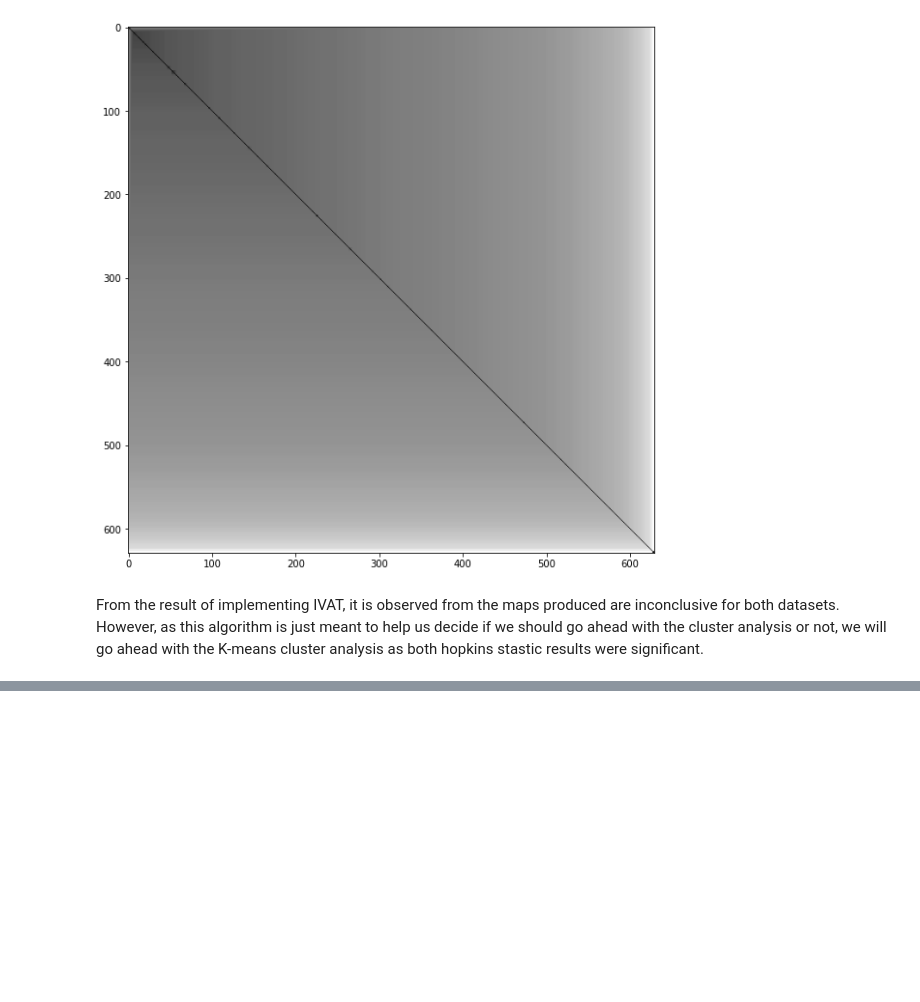
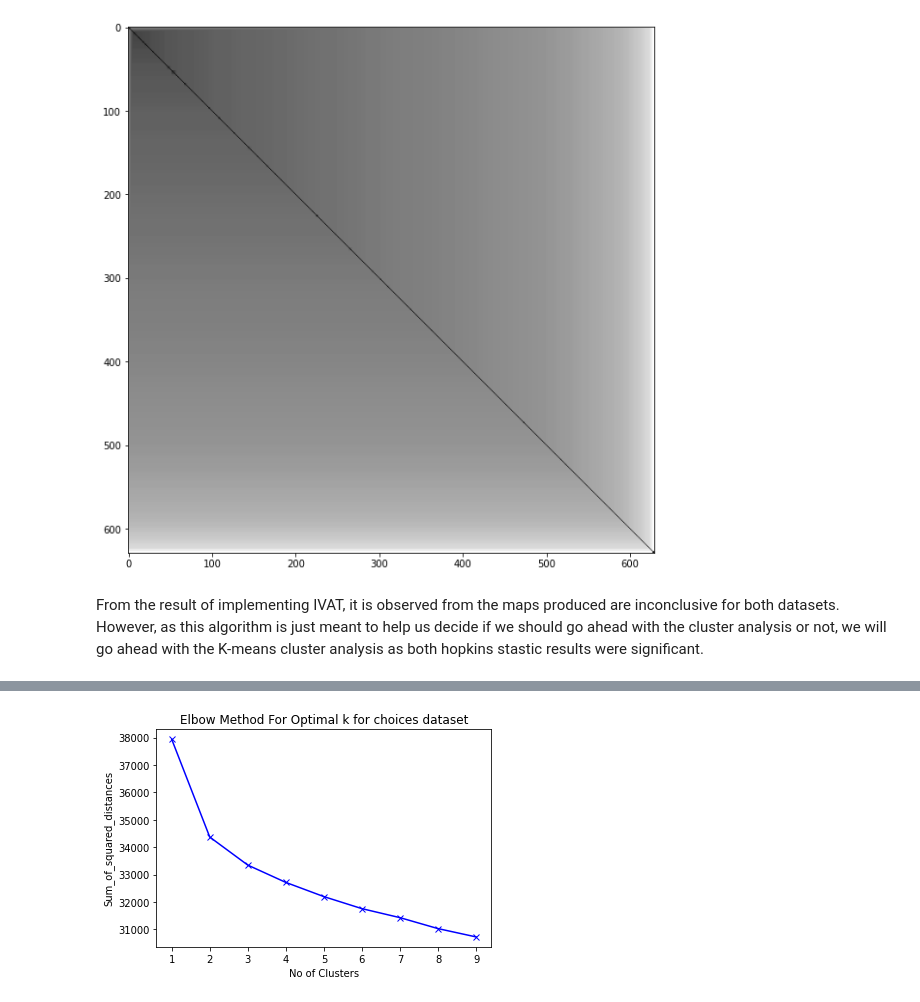
Before and after one commit to reidya3/CA4015_First_Assignment, a Jupyter notebook: book/Clustering_Analysis.ipynb, the cells around one changed output, grey strips where cells are left out. Drawn from its saved outputs; the diff is of its cells as text; code cells hidden in the pictures; blank space fills up the shorter version.

Commit message:
update cluster anaylsis

```diff
--- a/book/Clustering_Analysis.ipynb
+++ b/book/Clustering_Analysis.ipynb
@@ -100,18 +97,0 @@ But how do we find the correct number of clusters?
-# %%
-# Fixing random state for reproducibility
-np.random.seed(19680801)
-
-N = 10
-data = [np.logspace(0, 1, 100) + np.random.randn(100) + ii for ii in range(N)]
-data = np.array(data).
-rcParams['axes.prop_cycle'] = cycler(color=cmap(np.linspace(0, 1, N)))
-
-
-from matplotlib.lines import Line2D
-custom_lines = [Line2D([0], [0], color=cmap(0.), lw=4),
-                Line2D([0], [0], color=cmap(.5), lw=4),
-                Line2D([0], [0], color=cmap(1.), lw=4)]
-
-fig, ax = plt.subplots(figsize=(10, 5))
-lines = ax.plot(data)
-ax.legend(custom_lines, ['Cold', 'Medium', 'Hot']);
@@ -122,0 +124,13 @@ with your book. For more information about this, see [the Jupyter Book documenta
+# %%
+Sum_of_squared_distances = []
+for k in range(1, 10):
+    km_choice = KMeans(n_clusters=k, random_state=42)
+    km_choice = km_choice.fit(dim_reduced_choice.iloc[:, 2:])
+    Sum_of_squared_distances.append(km_choice.inertia_)
+plt.plot(K, Sum_of_squared_distances, 'bx-')
+plt.xlabel('No of Clusters')
+plt.ylabel('Sum_of_squared_distances')
+plt.title('Elbow Method For Optimal k for choices dataset')
+plt.show()
+# %% [output]
+[figure, added]
```
Also changed, not shown: parts of 17 cells of this notebook, 4 other files.
